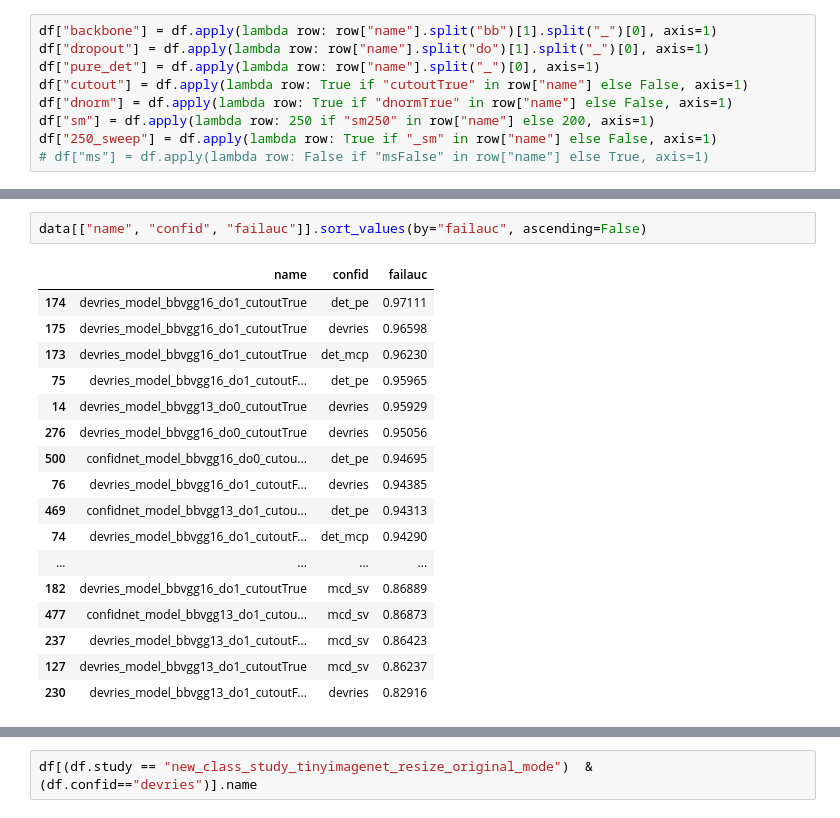
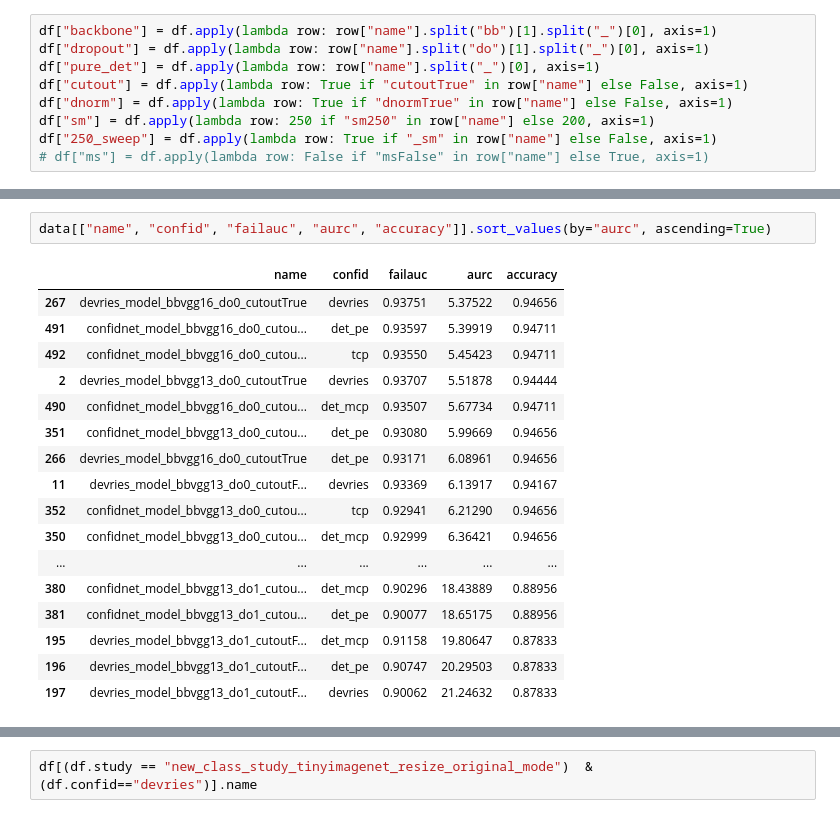
Before and after one commit to IML-DKFZ/fd-shifts, a Jupyter notebook: notebooks/ultimate_cifar_sweep.ipynb, the cells around one changed output, grey strips where cells are left out. Cells and saved outputs as stored; diff of their text form.

```diff
--- a/notebooks/ultimate_cifar_sweep.ipynb
+++ b/notebooks/ultimate_cifar_sweep.ipynb
@@ -137,23 +137,23 @@ plt.tight_layout()
 # %%
-data[["name", "confid", "failauc"]].sort_values(by="failauc", ascending=False)
+data[["name", "confid", "failauc", "aurc", "accuracy"]].sort_values(by="aurc", ascending=True)
 # %% [output]
-|  | name | confid | failauc |
-| 174 | devries_model_bbvgg16_do1_cutoutTrue | det_pe | 0.97111 |
-| 175 | devries_model_bbvgg16_do1_cutoutTrue | devries | 0.96598 |
-| 173 | devries_model_bbvgg16_do1_cutoutTrue | det_mcp | 0.96230 |
-| 75 | devries_model_bbvgg16_do1_cutoutF... | det_pe | 0.95965 |
-| 14 | devries_model_bbvgg13_do0_cutoutTrue | devries | 0.95929 |
-| 276 | devries_model_bbvgg16_do0_cutoutTrue | devries | 0.95056 |
-| 500 | confidnet_model_bbvgg16_do0_cutou... | det_pe | 0.94695 |
-| 76 | devries_model_bbvgg16_do1_cutoutF... | devries | 0.94385 |
-| 469 | confidnet_model_bbvgg13_do1_cutou... | det_pe | 0.94313 |
-| 74 | devries_model_bbvgg16_do1_cutoutF... | det_mcp | 0.94290 |
-| ... | ... | ... | ... |
-| 182 | devries_model_bbvgg16_do1_cutoutTrue | mcd_sv | 0.86889 |
-| 477 | confidnet_model_bbvgg13_do1_cutou... | mcd_sv | 0.86873 |
-| 237 | devries_model_bbvgg13_do1_cutoutF... | mcd_sv | 0.86423 |
-| 127 | devries_model_bbvgg13_do1_cutoutTrue | mcd_sv | 0.86237 |
-| 230 | devries_model_bbvgg13_do1_cutoutF... | devries | 0.82916 |
+|  | name | confid | failauc | aurc | accuracy |
+| 267 | devries_model_bbvgg16_do0_cutoutTrue | devries | 0.93751 | 5.37522 | 0.94656 |
+| 491 | confidnet_model_bbvgg16_do0_cutou... | det_pe | 0.93597 | 5.39919 | 0.94711 |
+| 492 | confidnet_model_bbvgg16_do0_cutou... | tcp | 0.93550 | 5.45423 | 0.94711 |
+| 2 | devries_model_bbvgg13_do0_cutoutTrue | devries | 0.93707 | 5.51878 | 0.94444 |
+| 490 | confidnet_model_bbvgg16_do0_cutou... | det_mcp | 0.93507 | 5.67734 | 0.94711 |
+| 351 | confidnet_model_bbvgg13_do0_cutou... | det_pe | 0.93080 | 5.99669 | 0.94656 |
+| 266 | devries_model_bbvgg16_do0_cutoutTrue | det_pe | 0.93171 | 6.08961 | 0.94656 |
+| 11 | devries_model_bbvgg13_do0_cutoutF... | devries | 0.93369 | 6.13917 | 0.94167 |
+| 352 | confidnet_model_bbvgg13_do0_cutou... | tcp | 0.92941 | 6.21290 | 0.94656 |
+| 350 | confidnet_model_bbvgg13_do0_cutou... | det_mcp | 0.92999 | 6.36421 | 0.94656 |
+| ... | ... | ... | ... | ... | ... |
+| 380 | confidnet_model_bbvgg13_do1_cutou... | det_mcp | 0.90296 | 18.43889 | 0.88956 |
+| 381 | confidnet_model_bbvgg13_do1_cutou... | det_pe | 0.90077 | 18.65175 | 0.88956 |
+| 195 | devries_model_bbvgg13_do1_cutoutF... | det_mcp | 0.91158 | 19.80647 | 0.87833 |
+| 196 | devries_model_bbvgg13_do1_cutoutF... | det_pe | 0.90747 | 20.29503 | 0.87833 |
+| 197 | devries_model_bbvgg13_do1_cutoutF... | devries | 0.90062 | 21.24632 | 0.87833 |
 # %%
 sns.stripplot(x="sched", y="aurc", data=df[(df.study == "iid_study")])
 sns.boxplot(x="sched", y="aurc", data=df[(df.study == "iid_study")], saturation=0, showbox=False, showcaps=False, showfliers=False, whiskerprops=whiskerprops, showmeans=True, meanprops=meanprops, meanline=True)
```
Also changed, not shown: parts of 2 cells of this notebook, 18 other files.
